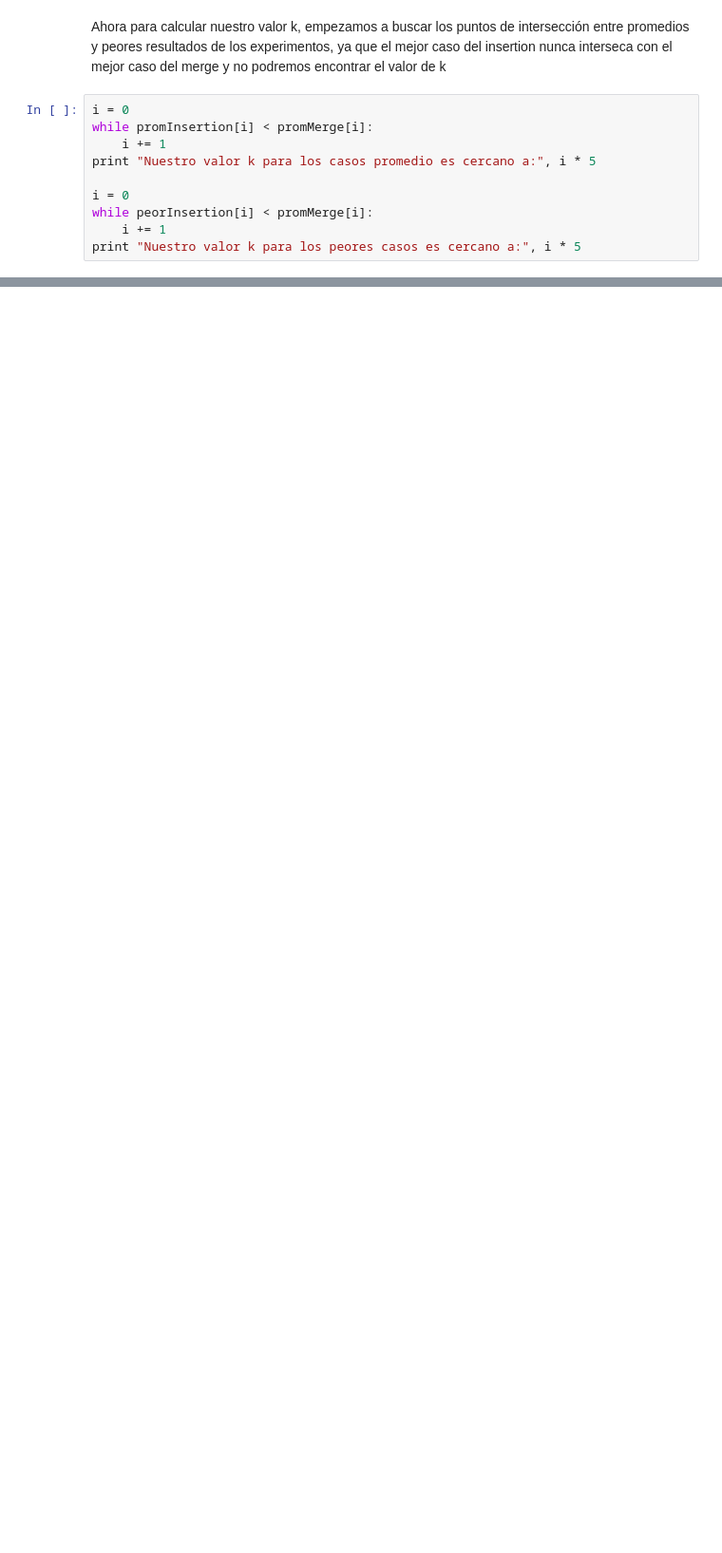
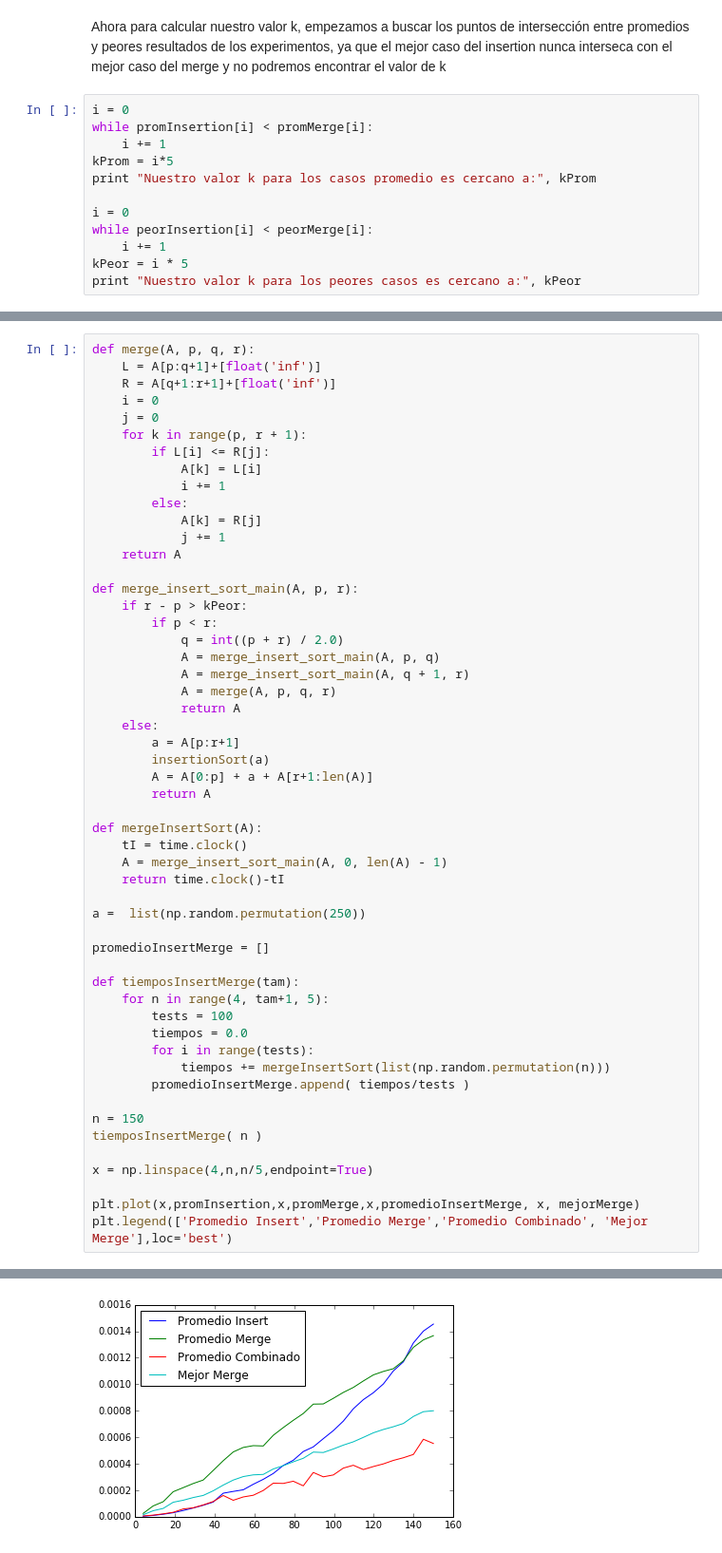
Before and after one commit to datovard/Algoritmos, a Jupyter notebook: Practica1.ipynb, the cells around one changed output, grey strips where cells are left out. Shown: that part at 95% size. Drawn from its saved outputs; the diff is of its cells as text; blank space fills up the shorter version.

```diff
--- a/Practica1.ipynb
+++ b/Practica1.ipynb
@@ -251,10 +249,12 @@ Ahora para calcular nuestro valor k, empezamos a buscar los puntos de intersecci
 i = 0
 while promInsertion[i] < promMerge[i]:
     i += 1
-print "Nuestro valor k para los casos promedio es cercano a:", i * 5
+kProm = i*5
+print "Nuestro valor k para los casos promedio es cercano a:", kProm
 
 i = 0
-while peorInsertion[i] < promMerge[i]:
+while peorInsertion[i] < peorMerge[i]:
     i += 1
-print "Nuestro valor k para los peores casos es cercano a:", i * 5
+kPeor = i * 5
+print "Nuestro valor k para los peores casos es cercano a:", kPeor
 # %% [output]
@@ -262,0 +265,54 @@ Nuestro valor k para los peores casos es cercano a: 65
+# %%
+def merge(A, p, q, r):
+    L = A[p:q+1]+[float('inf')]
+    R = A[q+1:r+1]+[float('inf')]
+    i = 0
+    j = 0
+    for k in range(p, r + 1):
+        if L[i] <= R[j]:
+            A[k] = L[i]
+            i += 1
+        else:
+            A[k] = R[j]
+            j += 1
+    return A
+
+def merge_insert_sort_main(A, p, r):
+    if r - p > kPeor:
+        if p < r:
+            q = int((p + r) / 2.0)
+            A = merge_insert_sort_main(A, p, q)
+            A = merge_insert_sort_main(A, q + 1, r)
+            A = merge(A, p, q, r)
+            return A
+    else:
+        a = A[p:r+1]
+        insertionSort(a)
+        A = A[0:p] + a + A[r+1:len(A)]
+        return A
+
+def mergeInsertSort(A):
+    tI = time.clock()
+    A = merge_insert_sort_main(A, 0, len(A) - 1)
+    return time.clock()-tI
+
+a =  list(np.random.permutation(250))
+
+promedioInsertMerge = []
+
+def tiemposInsertMerge(tam):
+    for n in range(4, tam+1, 5):
+        tests = 100
+        tiempos = 0.0
+        for i in range(tests):
+            tiempos += mergeInsertSort(list(np.random.permutation(n)))
+        promedioInsertMerge.append( tiempos/tests )
+
+n = 150
+tiemposInsertMerge( n )
+
+x = np.linspace(4,n,n/5,endpoint=True)
+
+plt.plot(x,promInsertion,x,promMerge,x,promedioInsertMerge, x, mejorMerge)
+plt.legend(['Promedio Insert','Promedio Merge','Promedio Combinado', 'Mejor Merge'],loc='best')
+# %% [output]
@@ -262,0 +320 @@ Nuestro valor k para los peores casos es cercano a: 65
+[figure, added]
```
Also changed, not shown: parts of 15 cells of this notebook.
